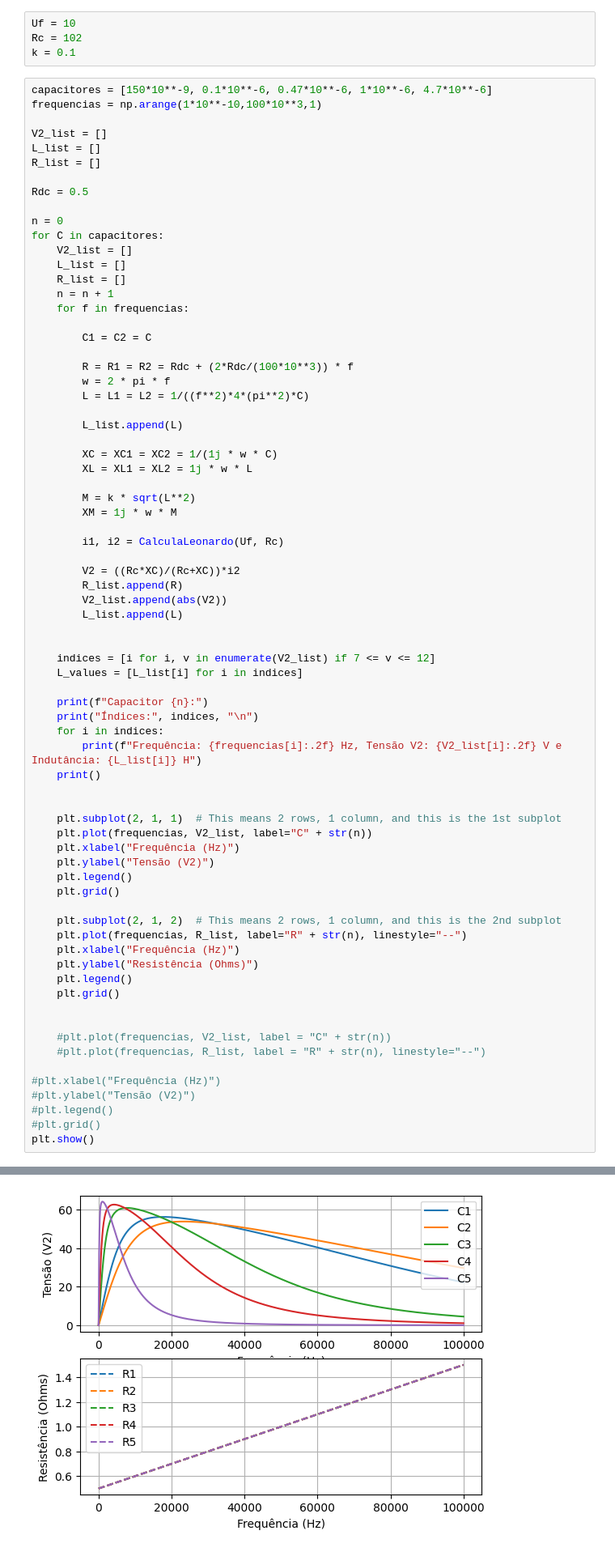
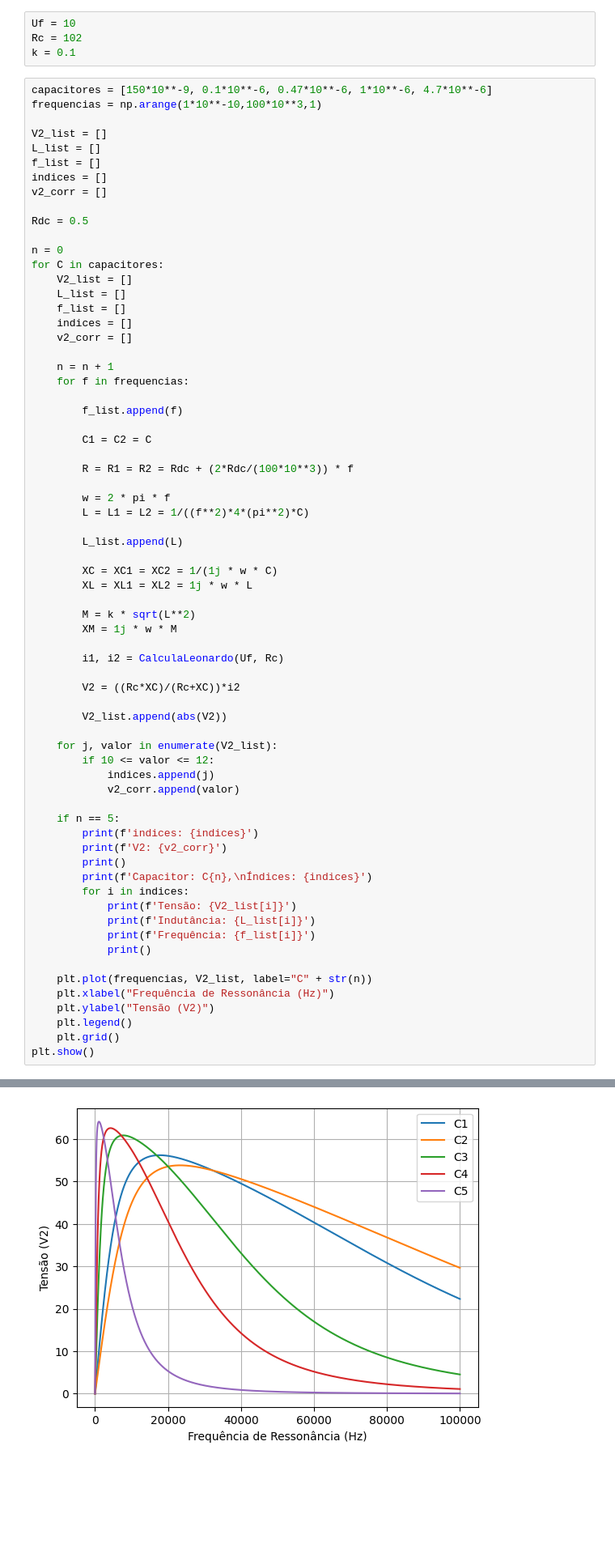
Before and after one commit to lnasser11/ProjetoEletroMag, a Jupyter notebook: ProjetoEletromag.ipynb, the cells around one changed output, grey strips where cells are left out. Shown: that part at 81% size. Saved outputs shown, nothing was run; the diff lists cells and outputs as text; blank space fills up the shorter version.

```diff
--- a/ProjetoEletromag.ipynb
+++ b/ProjetoEletromag.ipynb
@@ -77,7 +77,9 @@ frequencias = np.arange(1*10**-10,100*10**3,1)
 
 V2_list = []
 L_list = []
-R_list = []
+f_list = []
+indices = []
+v2_corr = []
 
 Rdc = 0.5
 
@@ -85,13 +87,19 @@ n = 0
 for C in capacitores:
     V2_list = []
     L_list = []
-    R_list = []
+    f_list = []
+    indices = []
+    v2_corr = []
+
     n = n + 1
     for f in frequencias:
+
+        f_list.append(f)
 
         C1 = C2 = C
 
         R = R1 = R2 = Rdc + (2*Rdc/(100*10**3)) * f
+
         w = 2 * pi * f
         L = L1 = L2 = 1/((f**2)*4*(pi**2)*C)
 
@@ -106,42 +114,29 @@ for C in capacitores:
         i1, i2 = CalculaLeonardo(Uf, Rc)
 
         V2 = ((Rc*XC)/(Rc+XC))*i2
-        R_list.append(R)
+
         V2_list.append(abs(V2))
-        L_list.append(L)
 
+    for j, valor in enumerate(V2_list):
+        if 10 <= valor <= 12:
+            indices.append(j)
+            v2_corr.append(valor)
 
-    indices = [i for i, v in enumerate(V2_list) if 7 <= v <= 12]
-    L_values = [L_list[i] for i in indices]
+    if n == 5:
+        print(f'indices: {indices}')
+        print(f'V2: {v2_corr}')
+        print()
+        print(f'Capacitor: C{n},\nÍndices: {indices}')
+        for i in indices:
+            print(f'Tensão: {V2_list[i]}')
+            print(f'Indutância: {L_list[i]}')
+            print(f'Frequência: {f_list[i]}')
+            print()
 
-    print(f"Capacitor {n}:")
-    print("Índices:", indices, "\n")
-    for i in indices:
-        print(f"Frequência: {frequencias[i]:.2f} Hz, Tensão V2: {V2_list[i]:.2f} V e Indutância: {L_list[i]} H")
-    print()
-
-
-    plt.subplot(2, 1, 1)  # This means 2 rows, 1 column, and this is the 1st subplot
     plt.plot(frequencias, V2_list, label="C" + str(n))
-    plt.xlabel("Frequência (Hz)")
+    plt.xlabel("Frequência de Ressonância (Hz)")
     plt.ylabel("Tensão (V2)")
     plt.legend()
     plt.grid()
-
-    plt.subplot(2, 1, 2)  # This means 2 rows, 1 column, and this is the 2nd subplot
-    plt.plot(frequencias, R_list, label="R" + str(n), linestyle="--")
-    plt.xlabel("Frequência (Hz)")
-    plt.ylabel("Resistência (Ohms)")
-    plt.legend()
-    plt.grid()
-
-
-    #plt.plot(frequencias, V2_list, label = "C" + str(n))
-    #plt.plot(frequencias, R_list, label = "R" + str(n), linestyle="--")
-
-#plt.xlabel("Frequência (Hz)")
-#plt.ylabel("Tensão (V2)")
-#plt.legend()
-#plt.grid()
 plt.show()
 # %% [output]
@@ -165,4 +160,4 @@ Frequência: 71961.00 Hz, Tensão V2: 11.
-[figure, old version]
+[figure, new version]
 # %% [markdown]
 ## Simulação
 # %% [markdown]
```
Also changed, not shown: parts of 10 cells of this notebook, 1 other file.
